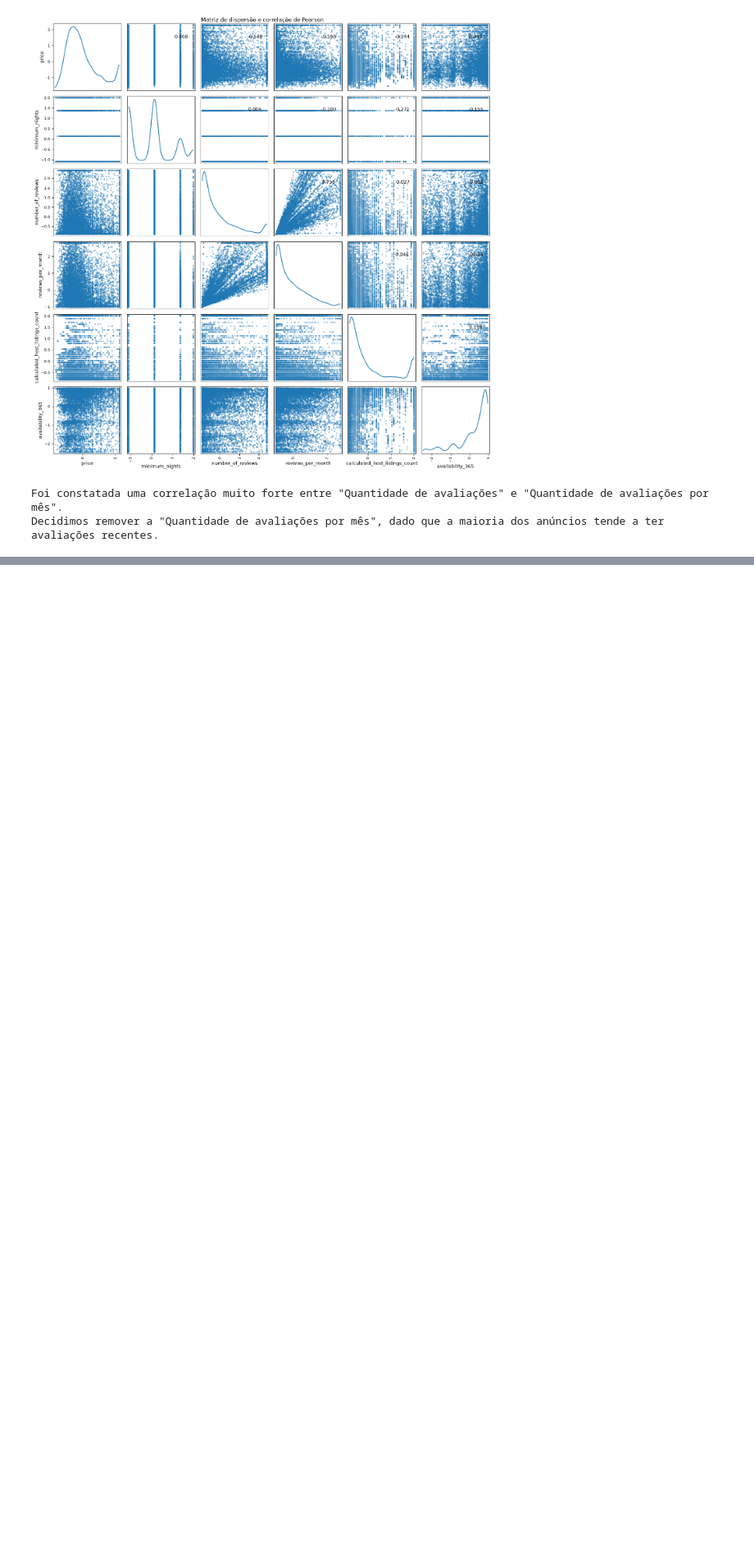
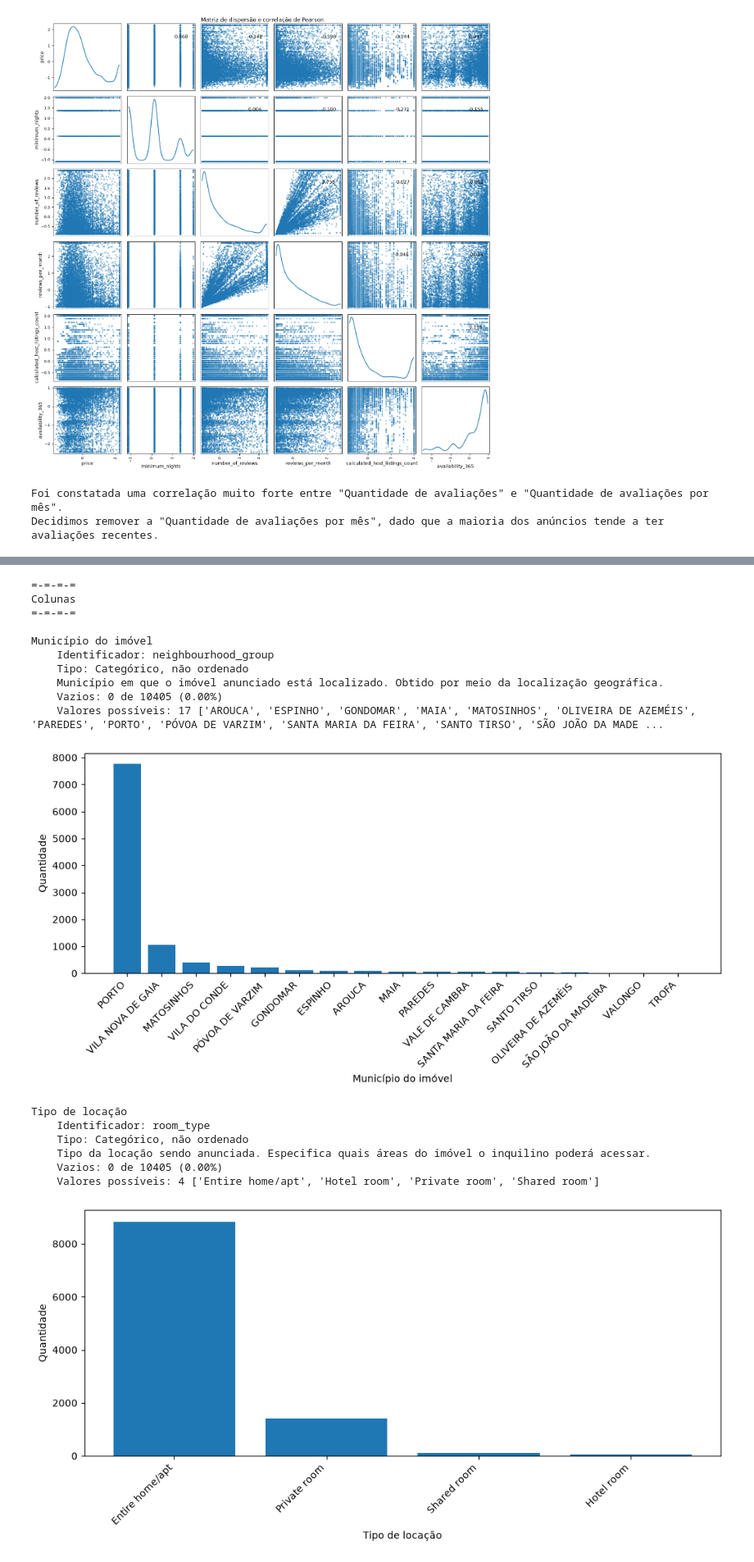
Before and after one commit to gabdumal/data_mining, a Jupyter notebook: assignment_2/main.ipynb, the cells around one changed output, grey strips where cells are left out. Shown at 82% size. Saved outputs shown, nothing was run; the diff lists cells and outputs as text; code cells hidden in the pictures; blank space fills up the shorter version.

```diff
--- a/assignment_2/main.ipynb
+++ b/assignment_2/main.ipynb
@@ -452,6 +453,7 @@ def describe_columns(
         35,
         365,
     ),
+    scaler: preprocessing.StandardScaler | None = None,
 ):
     border_line(6)
     print("Colunas")
@@ -470,19 +472,6 @@ def describe_columns(
     generate_bar_graph(
         series=data_frame.neighbourhood_group,
         label="Município do imóvel",
-    )
-
-    column_description(
-        name="Freguesia do imóvel",
-        series=data_frame.neighbourhood,
-        type_description="Categórico, não ordenado",
-        description="Freguesia em que o imóvel anunciado está localizado. Está dentro de apenas um município.",
-        column_type="categorical",
-    )
-    # Quais freguesias serão mais baratas?
-    print()
-    generate_pie_graph_with_others(
-        series=data_frame.neighbourhood, label="Freguesia do imóvel"
     )
 
     column_description(
@@ -1122,0 +1434,21 @@ Variáveis dependentes (rejeita-se H0)
+# %%
+describe_columns(data_frame=df9)
+# %% [output]
+=-=-=-=
+Colunas
+=-=-=-=
+
+Município do imóvel
+    Identificador: neighbourhood_group
+    Tipo: Categórico, não ordenado
+    Município em que o imóvel anunciado está localizado. Obtido por meio da localização geográfica.
+    Vazios: 0 de 10405 (0.00%)
+    Valores possíveis: 17 ['AROUCA', 'ESPINHO', 'GONDOMAR', 'MAIA', 'MATOSINHOS', 'OLIVEIRA DE AZEMÉIS', 'PAREDES', 'PORTO', 'PÓVOA DE VARZIM', 'SANTA MARIA DA FEIRA', 'SANTO TIRSO', 'SÃO JOÃO DA MADE ...
+[figure, added]
+Tipo de locação
+    Identificador: room_type
+    Tipo: Categórico, não ordenado
+    Tipo da locação sendo anunciada. Especifica quais áreas do imóvel o inquilino poderá acessar.
+    Vazios: 0 de 10405 (0.00%)
+    Valores possíveis: 4 ['Entire home/apt', 'Hotel room', 'Private room', 'Shared room']
+[figure, added]
```
Also changed, not shown: parts of 8 cells of this notebook, 1 other file.
